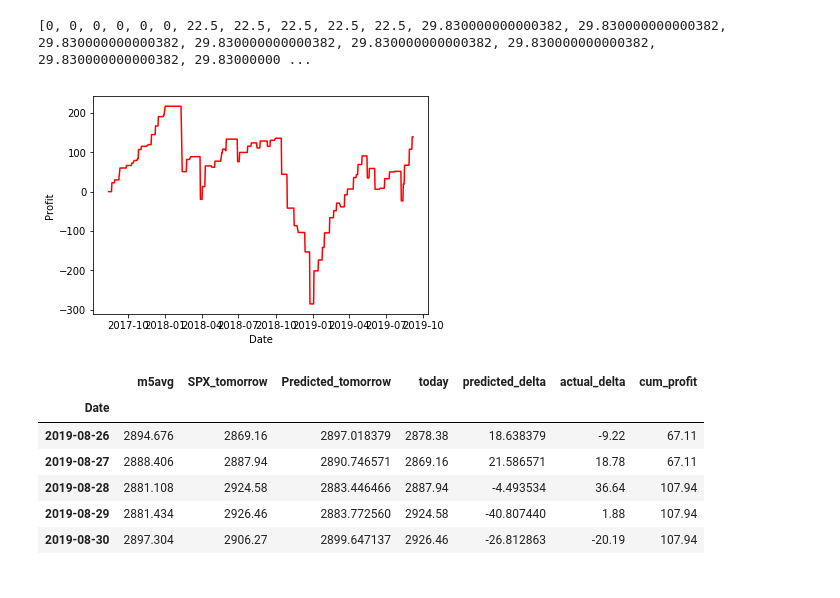
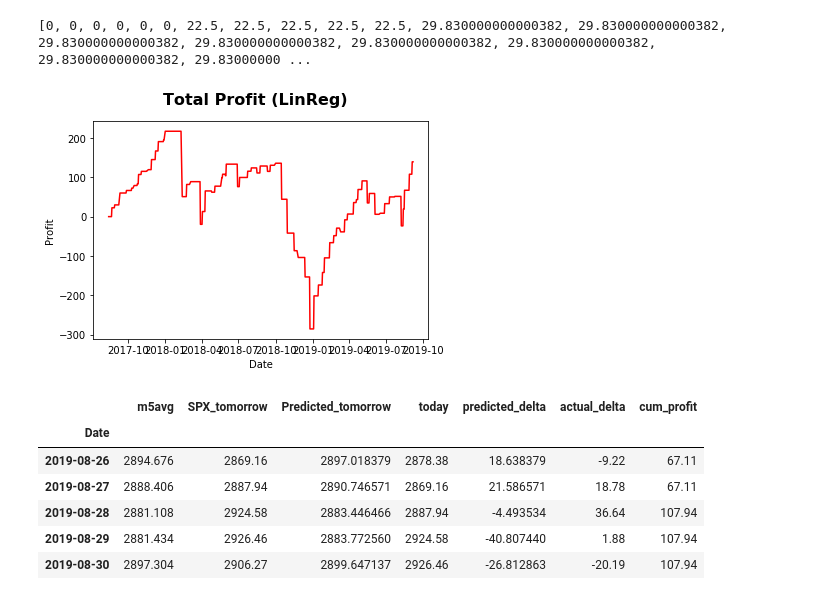
Before and after one commit to blake2323/VIX-vs-SPX-a, a Jupyter notebook: buy_conf.ipynb, the cells around one changed output. Drawn from its saved outputs; the diff is of its cells as text; code cells hidden in the pictures.

```diff
--- a/buy_conf.ipynb
+++ b/buy_conf.ipynb
@@ -652,14 +633,14 @@ print(prt)
 [0, 0, 0, 0, 0, 0, 22.5, 22.5, 22.5, 22.5, 22.5, 29.830000000000382, 29.830000000000382, 29.830000000000382, 29.830000000000382, 29.830000000000382, 29.830000000000382, 29.830000000000382, 29.83000000 ...
 # %%
 fig, ax = plt.subplots()
-#fig.suptitle("SPX Predictions", fontsize=16, fontweight="bold")
+fig.suptitle("Total Profit (LinReg)", fontsize=16, fontweight="bold")
 ax.set_xlabel("Date")
 ax.set_ylabel("Profit")
 #ax.plot(predicted_df.index, predicted_df["SPX_tomorrow"], '.b')
 ax.plot(predicted_df.index, prt, '-r')
 plt.show()
 # %% [output]
-[figure, old version]
+[figure, new version]
 # %%
 predicted_df['cum_profit'] = prt
 predicted_df.tail(10)
```
Also changed, not shown: parts of 10 cells of this notebook, 1 other file.
